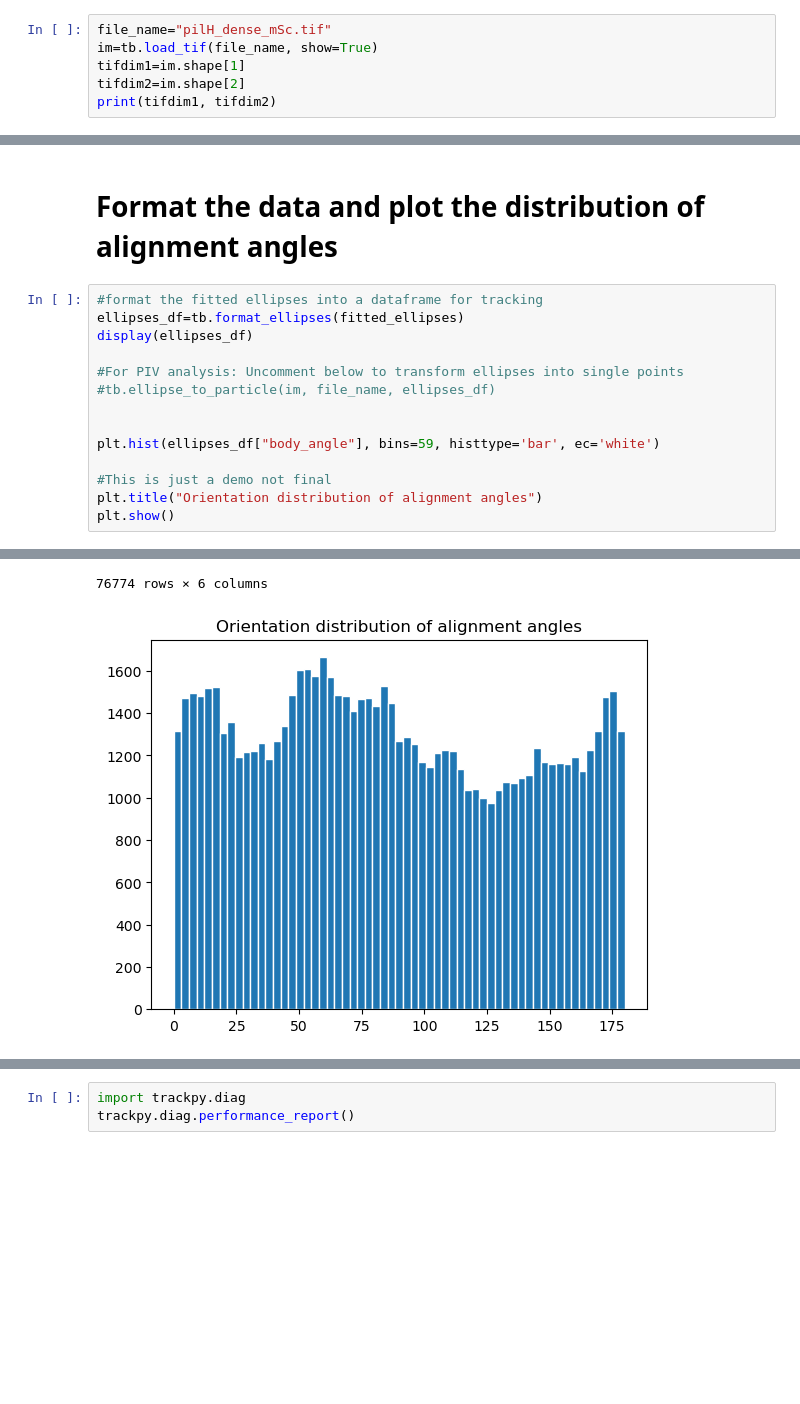
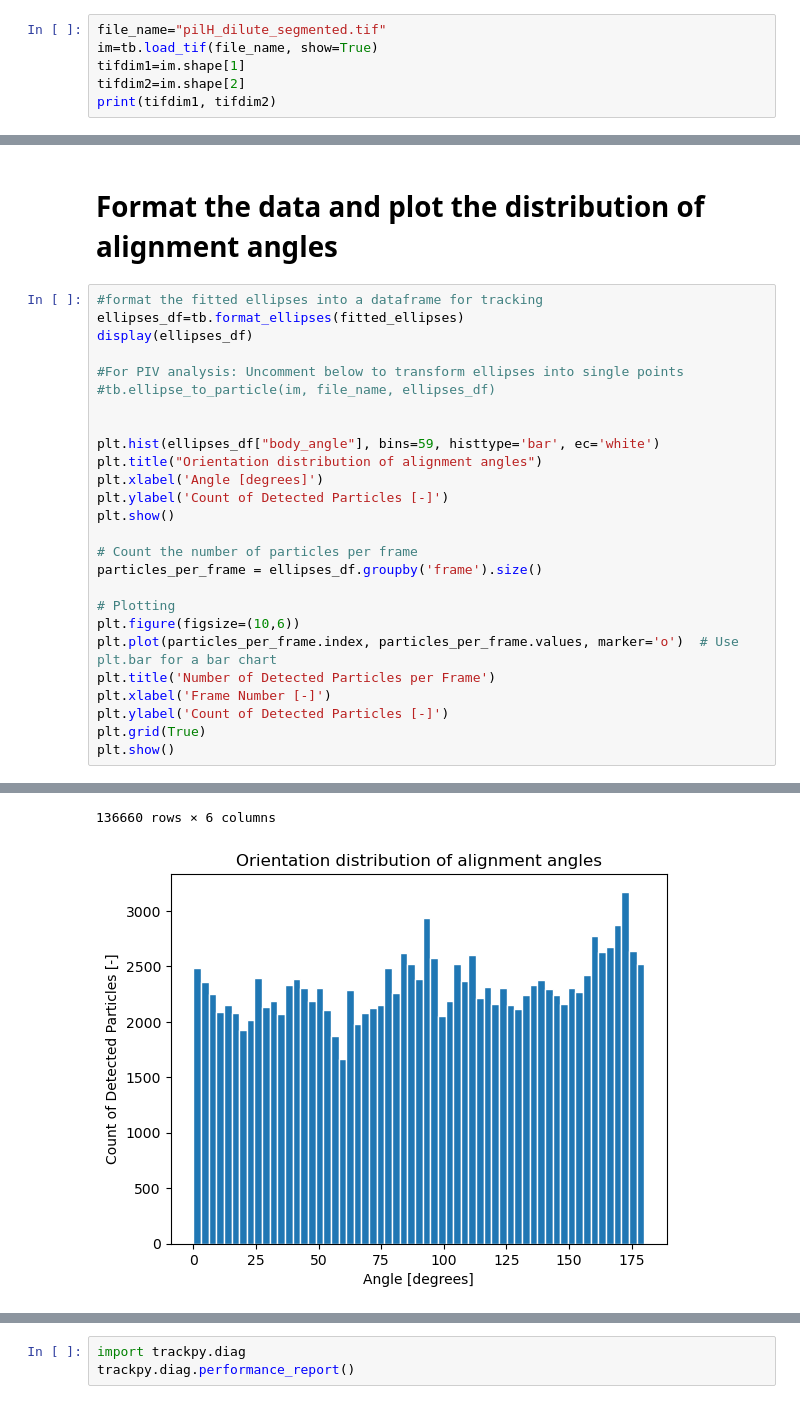
Before and after one commit to mrizaarseven98/bacteria_tracker, a Jupyter notebook: main.ipynb, the cells around one changed output, grey strips where cells are left out. Cells and saved outputs as stored; diff of their text form; blank space fills up the shorter version.

Commit message:
Add files via upload
added particle count/frame

```diff
--- a/main.ipynb
+++ b/main.ipynb
@@ -6,7 +6,7 @@ import trackbact as tb
 # %% [markdown]
 # Load the data
 # %%
-file_name="pilH_dense_mSc.tif"
+file_name="pilH_dilute_segmented.tif"
 im=tb.load_tif(file_name, show=True)
 tifdim1=im.shape[1]
 tifdim2=im.shape[2]
@@ -34,9 +33,21 @@ display(ellipses_df)
 
 
 plt.hist(ellipses_df["body_angle"], bins=59, histtype='bar', ec='white')
+plt.title("Orientation distribution of alignment angles")
+plt.xlabel('Angle [degrees]')
+plt.ylabel('Count of Detected Particles [-]')
+plt.show()
 
-#This is just a demo not final
-plt.title("Orientation distribution of alignment angles")
+# Count the number of particles per frame
+particles_per_frame = ellipses_df.groupby('frame').size()
+
+# Plotting
+plt.figure(figsize=(10,6))
+plt.plot(particles_per_frame.index, particles_per_frame.values, marker='o')  # Use plt.bar for a bar chart
+plt.title('Number of Detected Particles per Frame')
+plt.xlabel('Frame Number [-]')
+plt.ylabel('Count of Detected Particles [-]')
+plt.grid(True)
 plt.show()
 # %% [output]
 |  | x | y | frame | major_axis_size | minor_axis_size | body_angle |
@@ -54,2 +65,2 @@ plt.show()
-76774 rows × 6 columns
+136660 rows × 6 columns
-[figure, old version]
+[figure, new version]
```
Also changed, not shown: parts of 6 cells of this notebook.
